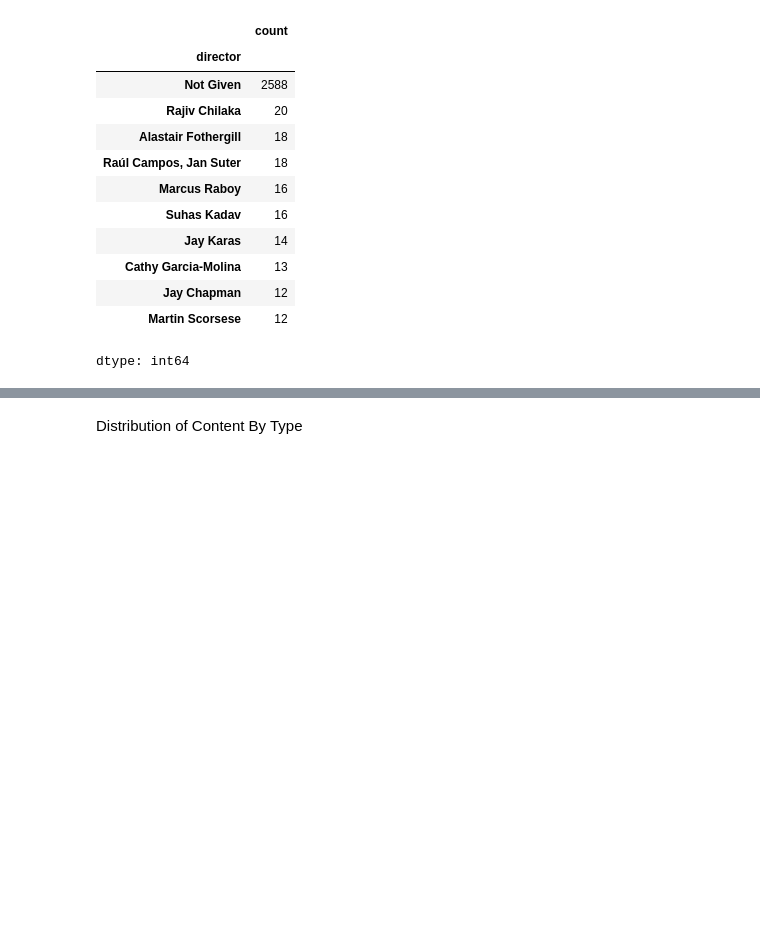
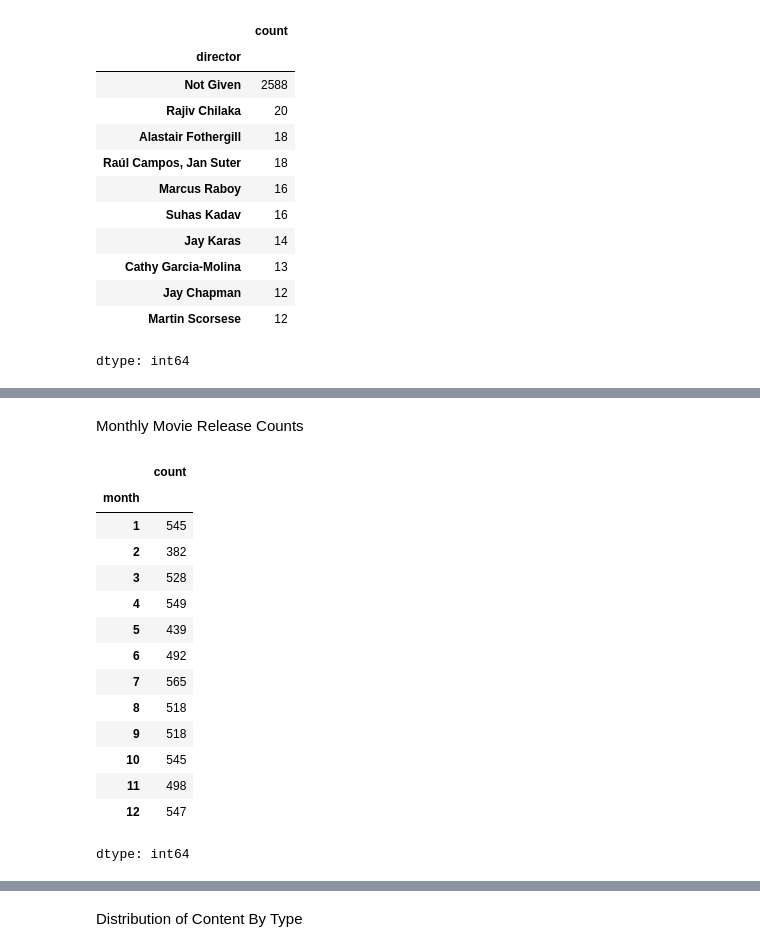
Before and after one commit to test-tlib/UMAM-DS-INTERN-PROJECTS, a Jupyter notebook: UMAM_Netflix_Data_(project_1)_.ipynb, the cells around one changed output, grey strips where cells are left out. Saved outputs shown, nothing was run; the diff lists cells and outputs as text; code cells hidden in the pictures; blank space fills up the shorter version.

```diff
--- a/UMAM_Netflix_Data_(project_1)_.ipynb
+++ b/UMAM_Netflix_Data_(project_1)_.ipynb
@@ -151,0 +217,20 @@ dtype: int64
+# %% [markdown]
+ Monthly Movie Release Counts
+# %%
+data[data['type'] == 'Movie']['month'].value_counts().sort_index()
+# %% [output]
+|  | count |
+| month |  |
+| 1 | 545 |
+| 2 | 382 |
+| 3 | 528 |
+| 4 | 549 |
+| 5 | 439 |
+| 6 | 492 |
+| 7 | 565 |
+| 8 | 518 |
+| 9 | 518 |
+| 10 | 545 |
+| 11 | 498 |
+| 12 | 547 |
+dtype: int64
```
Also changed, not shown: parts of 8 cells of this notebook.
